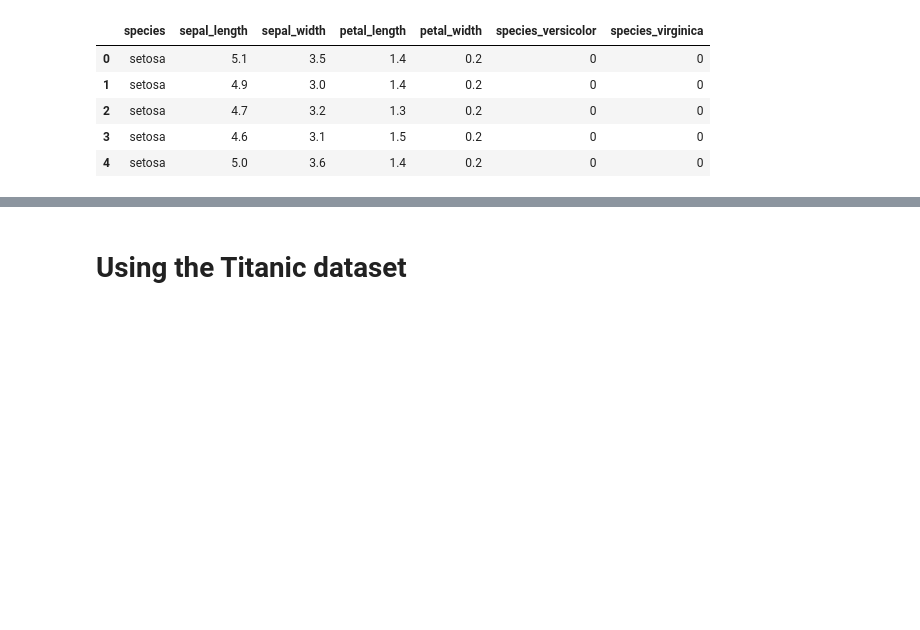
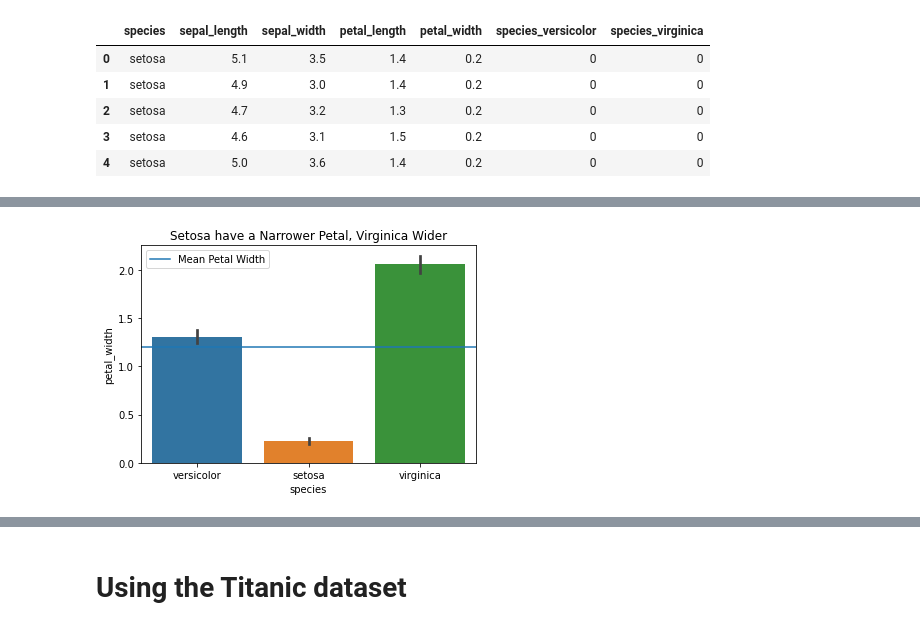
Before and after one commit to brianclements03/classification-exercises, a Jupyter notebook: classification_exercises.ipynb, the cells around one changed output, grey strips where cells are left out. Cells and saved outputs as stored; diff of their text form; code cells hidden in the pictures; blank space fills up the shorter version.

```diff
--- a/classification_exercises.ipynb
+++ b/classification_exercises.ipynb
@@ -681,0 +730,9 @@ plt.show()
+# %%
+plt.title("Setosa have a Narrower Petal, Virginica Wider")
+sns.barplot(x="species", y="petal_width", data=iris_train)
+mean_petal_width = iris_train.petal_width.mean()
+plt.axhline(mean_petal_width, label="Mean Petal Width")
+plt.legend()
+plt.show()
+# %% [output]
+[figure, added]
```
Also changed, not shown: parts of 55 cells of this notebook.
